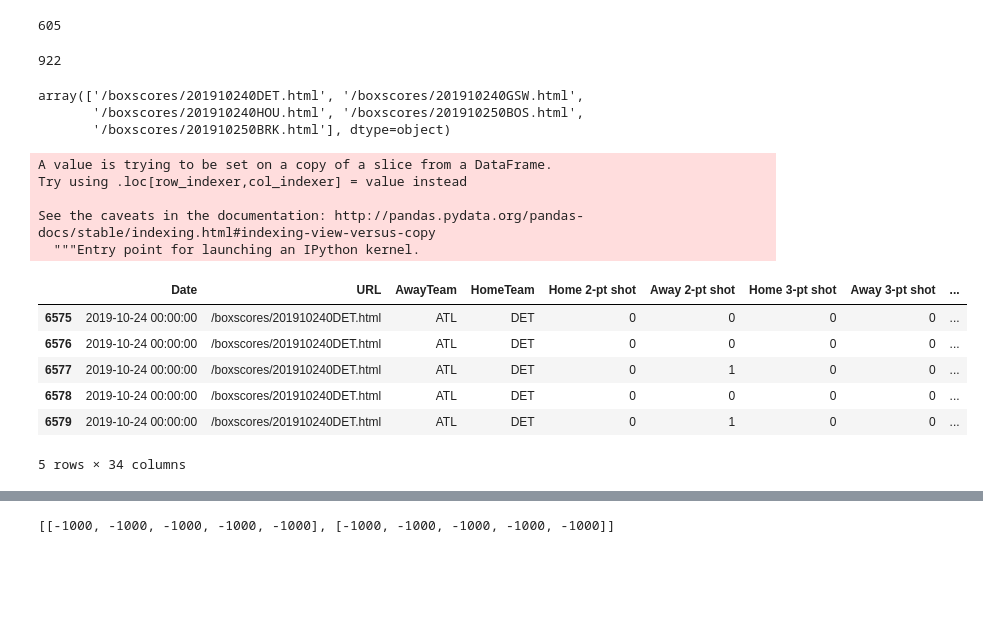
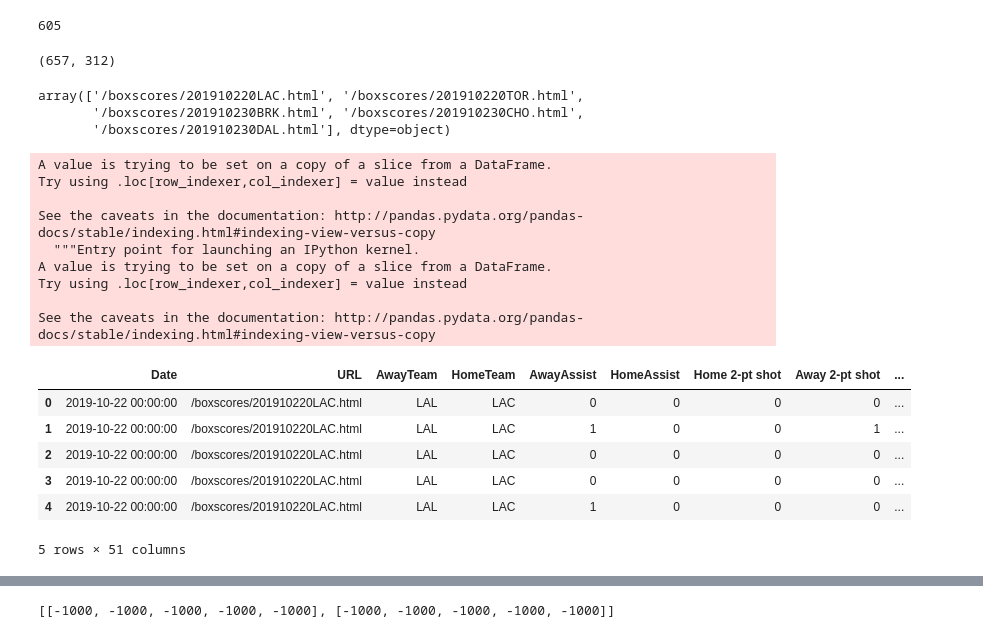
Before and after one commit to erictang000/nba_prediction, a Jupyter notebook: Modeling.ipynb, the cells around one changed output, grey strips where cells are left out. Saved outputs shown, nothing was run; the diff lists cells and outputs as text; code cells hidden in the pictures; blank space fills up the shorter version.

```diff
--- a/Modeling.ipynb
+++ b/Modeling.ipynb
@@ -67,8 +76,19 @@ final_mask = np.array([])
 for i in range(len(sizes)):
     final_mask = np.concatenate((final_mask, np.full(sizes[i], mask[i])))
 final_mask = final_mask.astype(bool)
-df_train = df[final_mask]
 df_test = df[~final_mask]
+
+df_train_val = df[final_mask]
+
+sizes2 = df_train_val.groupby(['Date']).size()
+mask2 = np.random.rand(len(sizes)) < 0.75
+final_mask2 = np.array([])
+for i in range(len(sizes2)):
+    final_mask2 = np.concatenate((final_mask2, np.full(sizes2[i], mask2[i])))
+final_mask2 = final_mask2.astype(bool)
+
+df_train = df_train_val[final_mask2]
+df_val = df_train_val[~final_mask2]
 # %%
 len(df_train), len(df_train.groupby('URL'))
 # %% [output]
@@ -90,7 +134,18 @@ df_train.drop(['Location', 'Time', 'WinningTeam', 'Quarter', 'SecLeft',
        'AwayPlay', 'HomePlay', 'AwayScore', 'HomeScore', 'ShotType',
        'ShotOutcome', 'FoulType', 'Fouler', 'Fouled', 'FreeThrowShooter',
        'FreeThrowOutcome', 'FreeThrowNum', 'TurnoverPlayer', 'TurnoverType',
-       'TurnoverCause', 'TurnoverCauser', 'hour', 'hour_sin', 'hour_cos',
-       'AwayPlayOneHot', 'HomePlayOneHot', '2-pt shot', '3-pt shot', 'HomeWin', 'HomeFinalScore', 'AwayFinalScore'],1,inplace=True)
+       'TurnoverCause', 'TurnoverCauser', 'Assister', 'ReboundType', 'Rebounder', 'hour', 'hour_sin', 'hour_cos',
+       'AwayPlayOneHot', 'HomePlayOneHot', '2-pt shot', '3-pt shot', 'GameTimeLeft', 'HomeWin', 'HomeFinalScore', 'AwayFinalScore',
+        ],1,inplace=True)
+
+homeLabelsVal = df_val.groupby('URL')['HomeFinalScore'].max()
+awayLabelsVal = df_val.groupby('URL')['AwayFinalScore'].max()
+df_val.drop(['Location', 'Time', 'WinningTeam', 'Quarter', 'SecLeft',
+       'AwayPlay', 'HomePlay', 'AwayScore', 'HomeScore', 'ShotType',
+       'ShotOutcome', 'FoulType', 'Fouler', 'Fouled', 'FreeThrowShooter',
+       'FreeThrowOutcome', 'FreeThrowNum', 'TurnoverPlayer', 'TurnoverType',
+       'TurnoverCause', 'TurnoverCauser', 'Assister', 'ReboundType', 'Rebounder', 'hour', 'hour_sin', 'hour_cos',
+       'AwayPlayOneHot', 'HomePlayOneHot', '2-pt shot', '3-pt shot', 'GameTimeLeft', 'HomeWin', 'HomeFinalScore', 'AwayFinalScore',
+        ],1,inplace=True)
 df_train.head()
 # %% [output]
@@ -125,48 +180,59 @@ df_train.groupby('URL').size().max()
 # %% [output]
 605
 # %%
-len(df_train.groupby('URL'))
+len(df_train.groupby('URL')), len(df_val.groupby('URL')),
 # %% [output]
-922
+(657, 312)
 # %%
 game_urls = df_train['URL'].unique()
+game_urls_val = df_val['URL'].unique()
 sampler = BatchSampler(RandomSampler(game_urls), 4, drop_last=False)
 game_urls[:5]
 # %% [output]
-array(['/boxscores/201910240DET.html', '/boxscores/201910240GSW.html',
-       '/boxscores/201910240HOU.html', '/boxscores/201910250BOS.html',
-       '/boxscores/201910250BRK.html'], dtype=object)
+array(['/boxscores/201910220LAC.html', '/boxscores/201910220TOR.html',
+       '/boxscores/201910230BRK.html', '/boxscores/201910230CHO.html',
+       '/boxscores/201910230DAL.html'], dtype=object)
 # %%
 # for indices in sampler:
 #     print(indices)
 # %%
-cols = ['Home 2-pt shot', 'Away 2-pt shot',
+cols = ['GameTimeLeftSin', 'GameTimeLeftCos', 'Home 2-pt shot', 'Away 2-pt shot',
         'Home 3-pt shot', 'Away 3-pt shot', 'HomeMade 2-pt shot',
         'AwayMade 2-pt shot', 'HomeMade 3-pt shot', 'AwayMade 3-pt shot',
+        'AwayDRB', 'HomeDRB', 'AwayORB', 'HomeORB',
+        'AwayFoul', 'HomeFoul',
         'AwayTurnover', 'HomeTurnover', 'AwayFreeThrow', 'HomeFreeThrow',
-        'AwayMadeFreeThrow', 'HomeMadeFreeThrow', 'GameTimeLeft',
+        'AwayMadeFreeThrow', 'HomeMadeFreeThrow',
         'Home 2-pt shotTotal', 'Away 2-pt shotTotal', 'HomeMade 2-pt shotTotal',
         'AwayMade 2-pt shotTotal', 'Home 3-pt shotTotal', 'Away 3-pt shotTotal',
         'HomeMade 3-pt shotTotal', 'AwayMade 3-pt shotTotal',
         'AwayTurnoverTotal', 'HomeTurnoverTotal', 'AwayFreeThrowTotal',
         'HomeFreeThrowTotal', 'AwayMadeFreeThrowTotal',
-        'HomeMadeFreeThrowTotal']
+        'HomeMadeFreeThrowTotal', 'AwayAssistTotal', 'HomeAssistTotal',
+        'AwayDRBTotal', 'HomeDRBTotal', 'AwayORBTotal', 'HomeORBTotal',
+        'AwayFoulTotal', 'HomeFoulTotal']
 # %%
 df_train['listified'] = df_train[cols].apply(list, axis=1).aggregate(list)
+df_val['listified'] = df_val[cols].apply(list, axis=1).aggregate(list)
+
 df_train.head()
 # %% [output]
 A value is trying to be set on a copy of a slice from a DataFrame.
 Try using .loc[row_indexer,col_indexer] = value instead
 
 See the caveats in the documentation: http://pandas.pydata.org/pandas-docs/stable/indexing.html#indexing-view-versus-copy
   """Entry point for launching an IPython kernel.
+A value is trying to be set on a copy of a slice from a DataFrame.
+Try using .loc[row_indexer,col_indexer] = value instead
+
+See the caveats in the documentation: http://pandas.pydata.org/pandas-docs/stable/indexing.html#indexing-view-versus-copy
-|  | Date | URL | AwayTeam | HomeTeam | Home 2-pt shot | Away 2-pt shot | Home 3-pt shot | Away 3-pt shot | ... |
-| 6575 | 2019-10-24 00:00:00 | /boxscores/201910240DET.html | ATL | DET | 0 | 0 | 0 | 0 | ... |
-| 6576 | 2019-10-24 00:00:00 | /boxscores/201910240DET.html | ATL | DET | 0 | 0 | 0 | 0 | ... |
-| 6577 | 2019-10-24 00:00:00 | /boxscores/201910240DET.html | ATL | DET | 0 | 1 | 0 | 0 | ... |
-| 6578 | 2019-10-24 00:00:00 | /boxscores/201910240DET.html | ATL | DET | 0 | 0 | 0 | 0 | ... |
-| 6579 | 2019-10-24 00:00:00 | /boxscores/201910240DET.html | ATL | DET | 0 | 1 | 0 | 0 | ... |
+|  | Date | URL | AwayTeam | HomeTeam | AwayAssist | HomeAssist | Home 2-pt shot | Away 2-pt shot | ... |
+| 0 | 2019-10-22 00:00:00 | /boxscores/201910220LAC.html | LAL | LAC | 0 | 0 | 0 | 0 | ... |
+| 1 | 2019-10-22 00:00:00 | /boxscores/201910220LAC.html | LAL | LAC | 1 | 0 | 0 | 1 | ... |
+| 2 | 2019-10-22 00:00:00 | /boxscores/201910220LAC.html | LAL | LAC | 0 | 0 | 0 | 0 | ... |
+| 3 | 2019-10-22 00:00:00 | /boxscores/201910220LAC.html | LAL | LAC | 0 | 0 | 0 | 0 | ... |
+| 4 | 2019-10-22 00:00:00 | /boxscores/201910220LAC.html | LAL | LAC | 1 | 0 | 0 | 0 | ... |
-5 rows × 34 columns
+5 rows × 51 columns
 # %%
 train_data = df_train.groupby('URL')['listified'].aggregate(list)
 train_data = train_data.tolist()
```
Also changed, not shown: parts of 41 cells of this notebook, 1 other file.
